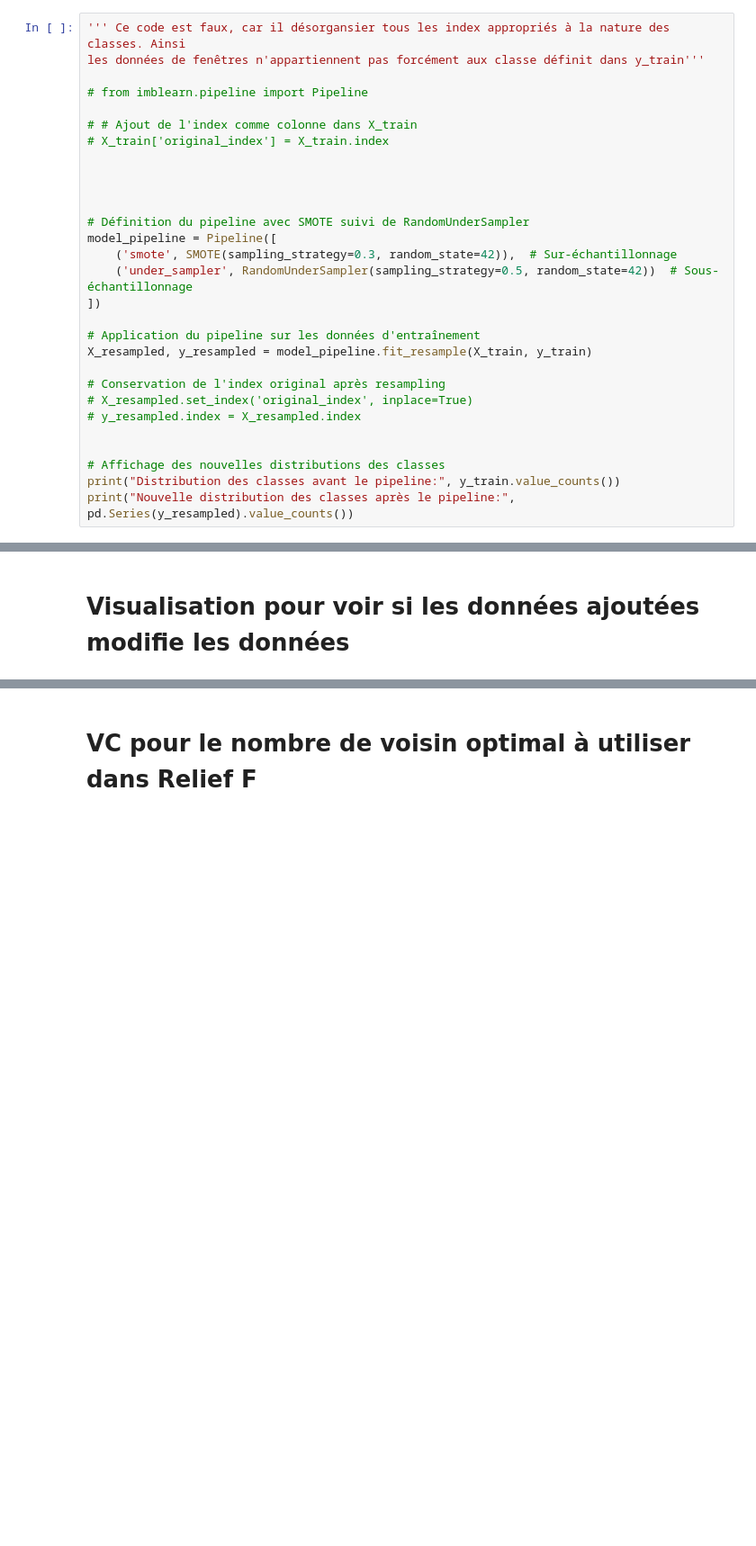
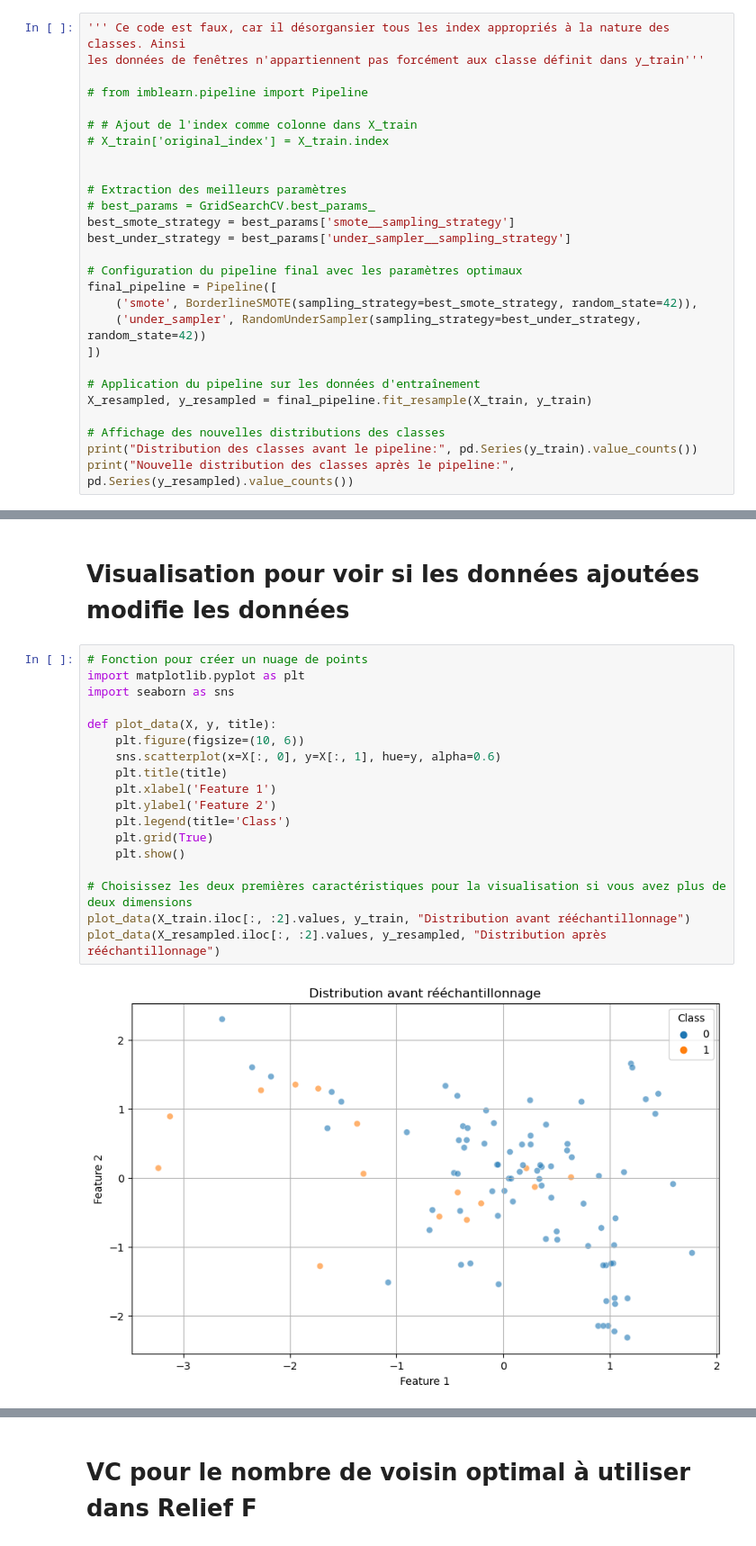
Before and after one commit to Anthoplc/Detect-FOG, a Jupyter notebook: code/relief_f.ipynb, the cells around one changed output, grey strips where cells are left out. Shown: that part at 90% size. Cells and saved outputs as stored; diff of their text form; blank space fills up the shorter version.

```diff
--- a/code/relief_f.ipynb
+++ b/code/relief_f.ipynb
@@ -252,24 +164,22 @@ les données de fenêtres n'appartiennent pas forcément aux classe définit dan
 # X_train['original_index'] = X_train.index
 
 
+# Extraction des meilleurs paramètres
+# best_params = GridSearchCV.best_params_
+best_smote_strategy = best_params['smote__sampling_strategy']
+best_under_strategy = best_params['under_sampler__sampling_strategy']
 
-
-# Définition du pipeline avec SMOTE suivi de RandomUnderSampler
-model_pipeline = Pipeline([
-    ('smote', SMOTE(sampling_strategy=0.3, random_state=42)),  # Sur-échantillonnage
-    ('under_sampler', RandomUnderSampler(sampling_strategy=0.5, random_state=42))  # Sous-échantillonnage
+# Configuration du pipeline final avec les paramètres optimaux
+final_pipeline = Pipeline([
+    ('smote', BorderlineSMOTE(sampling_strategy=best_smote_strategy, random_state=42)),
+    ('under_sampler', RandomUnderSampler(sampling_strategy=best_under_strategy, random_state=42))
 ])
 
 # Application du pipeline sur les données d'entraînement
-X_resampled, y_resampled = model_pipeline.fit_resample(X_train, y_train)
-
-# Conservation de l'index original après resampling
-# X_resampled.set_index('original_index', inplace=True)
-# y_resampled.index = X_resampled.index
-
+X_resampled, y_resampled = final_pipeline.fit_resample(X_train, y_train)
 
 # Affichage des nouvelles distributions des classes
-print("Distribution des classes avant le pipeline:", y_train.value_counts())
+print("Distribution des classes avant le pipeline:", pd.Series(y_train).value_counts())
 print("Nouvelle distribution des classes après le pipeline:", pd.Series(y_resampled).value_counts())
 # %% [output]
 Distribution des classes avant le pipeline: 0    83
@@ -346,2 +191,22 @@ Name: label, dtype: int64
 # %% [markdown]
 # Visualisation pour voir si les données ajoutées modifie les données
+# %%
+# Fonction pour créer un nuage de points
+import matplotlib.pyplot as plt
+import seaborn as sns
+
+def plot_data(X, y, title):
+    plt.figure(figsize=(10, 6))
+    sns.scatterplot(x=X[:, 0], y=X[:, 1], hue=y, alpha=0.6)
+    plt.title(title)
+    plt.xlabel('Feature 1')
+    plt.ylabel('Feature 2')
+    plt.legend(title='Class')
+    plt.grid(True)
+    plt.show()
+
+# Choisissez les deux premières caractéristiques pour la visualisation si vous avez plus de deux dimensions
+plot_data(X_train.iloc[:, :2].values, y_train, "Distribution avant rééchantillonnage")
+plot_data(X_resampled.iloc[:, :2].values, y_resampled, "Distribution après rééchantillonnage")
+# %% [output]
+[figure, added]
```
Also changed, not shown: parts of 9 cells of this notebook.
